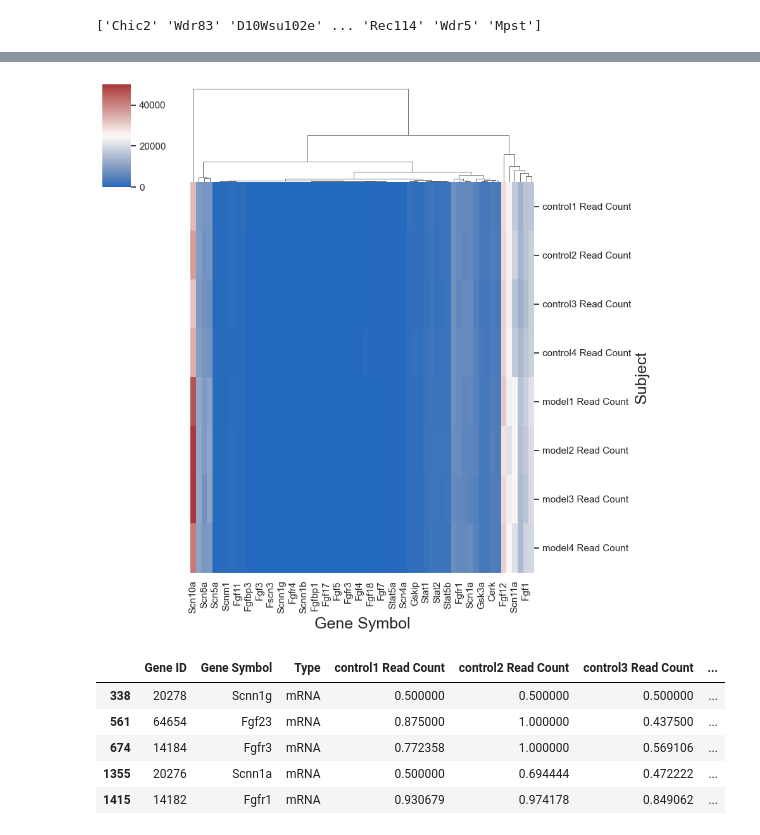
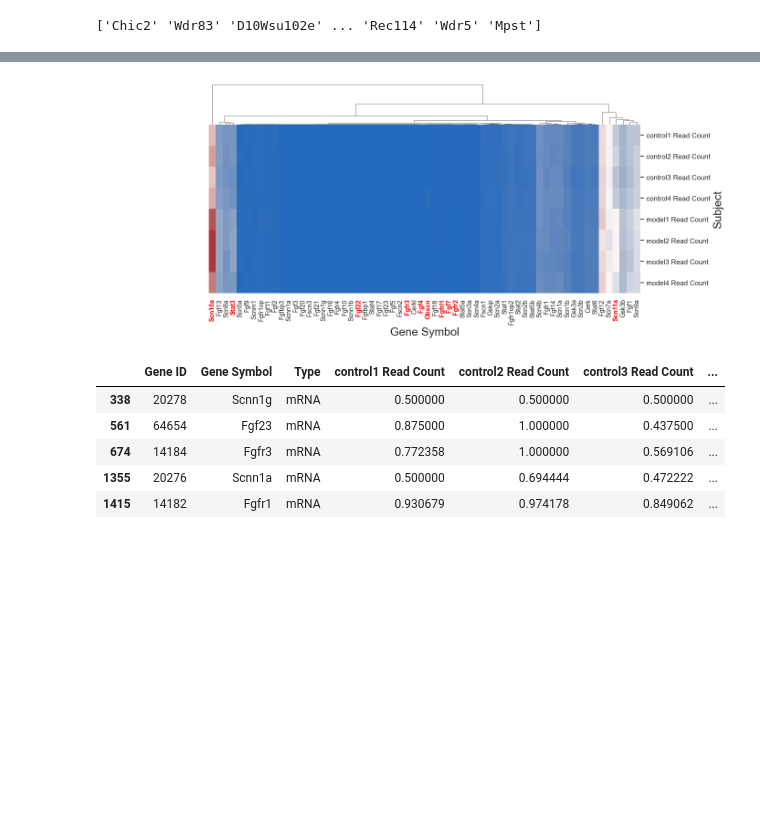
Before and after one commit to Ivan2nn/somatosensory-analysis, a Jupyter notebook: FirstAnalysis.ipynb, the cells around one changed output, grey strips where cells are left out. Saved outputs shown, nothing was run; the diff lists cells and outputs as text; code cells hidden in the pictures; blank space fills up the shorter version.

Commit message:
Heatmap function

```diff
--- a/FirstAnalysis.ipynb
+++ b/FirstAnalysis.ipynb
@@ -240,19 +240,29 @@ sig_lab = plot_volcano(df_filtered, labels='Gene Symbol')
+# %%
+def plot_clustermap(data_in, significant_in=None):
+    fig = sns.clustermap(data=data_in,
+            row_cluster=False,
+            figsize=(14,6),cmap='vlag', xticklabels=True, cbar=False)
+    if significant_in is not None:
+        for tick_label in fig.ax_heatmap.axes.get_xticklabels():
+                tick_label.set_size(10)
+                if tick_label.get_text() in sig_lab:
+                        tick_label.set_weight('bold')
+                        tick_label.set_color('red')
+    fig.cax.set_visible(False)
+    plt.show()
 # %%
 df_melt = df_filtered.iloc[:,:11].melt(id_vars=['Gene ID','Gene Symbol', 'Type'], var_name='Subject', value_name='Read Count')
 
 pivot_kws=[
         'Subject',
         'Gene Symbol',
         'Read Count'
 ]
 data_pivot = df_melt.pivot(*pivot_kws).sort_index()
 
-sns.clustermap(data=data_pivot,
-        row_cluster=False,
-        figsize=(9,9),cmap='vlag')
-plt.show()
+plot_clustermap(data_pivot, sig_lab)
 # %% [output]
-[figure, old version]
+[figure, new version]
 # %%
 df_filtered_normalized = df_filtered.copy(deep=True)
 data_normalized = df_filtered_normalized.iloc[:,3:11].values/np.max(df_filtered.iloc[:,3:11].values, axis=1).reshape(-1,1)
```
Also changed, not shown: parts of 3 cells of this notebook.
